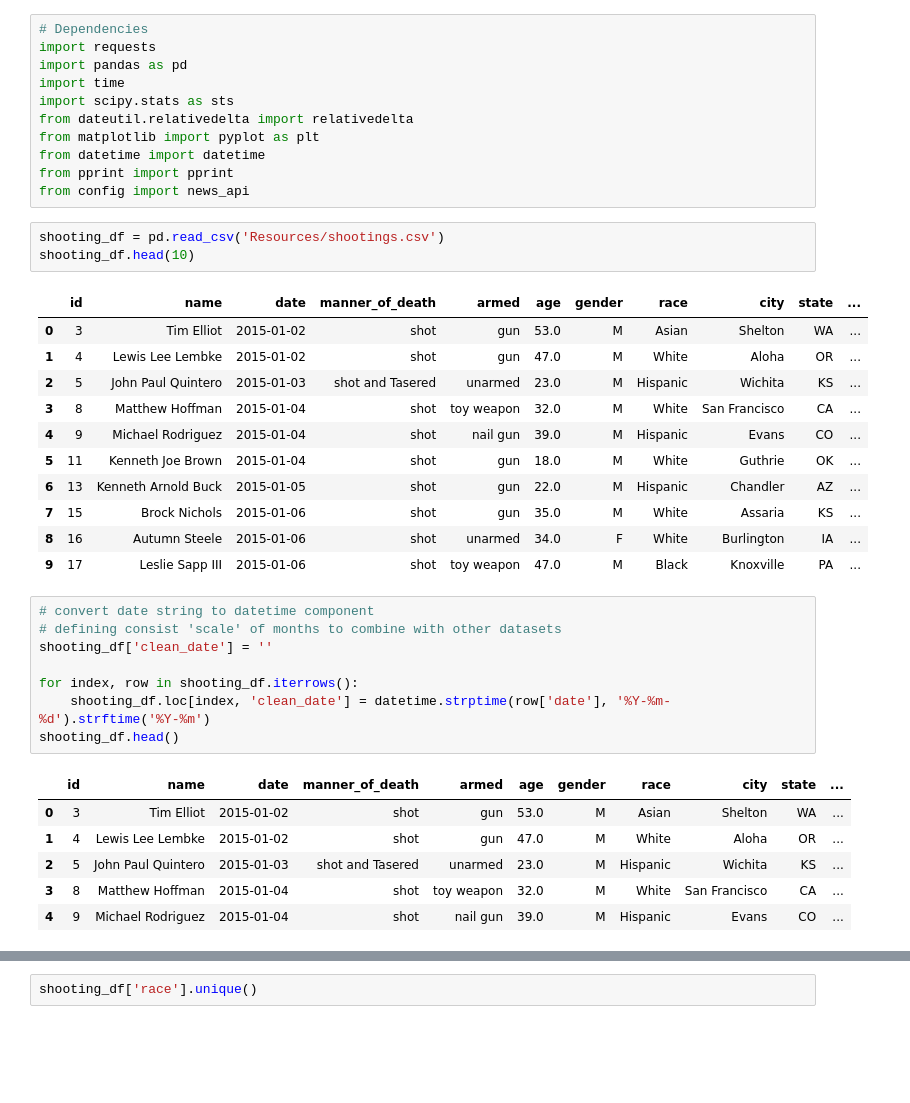
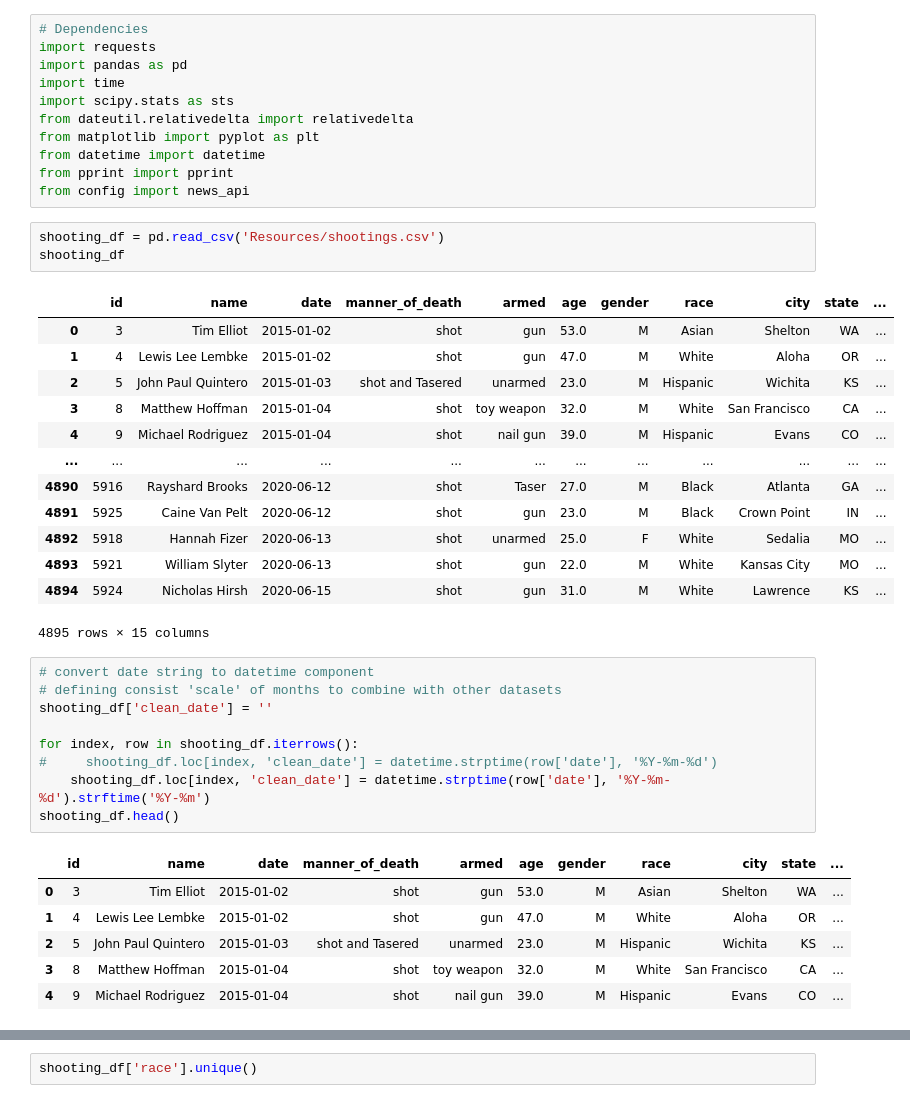
Before and after one commit to sasithwij/project1, a Jupyter notebook: news.ipynb, the cells around one changed output, grey strips where cells are left out. Cells and saved outputs as stored; diff of their text form; blank space fills up the shorter version.

```diff
--- a/news.ipynb
+++ b/news.ipynb
@@ -11,25 +11,28 @@ from pprint import pprint
 from config import news_api
 # %%
 shooting_df = pd.read_csv('Resources/shootings.csv')
-shooting_df.head(10)
+shooting_df
 # %% [output]
 |  | id | name | date | manner_of_death | armed | age | gender | race | city | state | ... |
 | 0 | 3 | Tim Elliot | 2015-01-02 | shot | gun | 53.0 | M | Asian | Shelton | WA | ... |
 | 1 | 4 | Lewis Lee Lembke | 2015-01-02 | shot | gun | 47.0 | M | White | Aloha | OR | ... |
 | 2 | 5 | John Paul Quintero | 2015-01-03 | shot and Tasered | unarmed | 23.0 | M | Hispanic | Wichita | KS | ... |
 | 3 | 8 | Matthew Hoffman | 2015-01-04 | shot | toy weapon | 32.0 | M | White | San Francisco | CA | ... |
 | 4 | 9 | Michael Rodriguez | 2015-01-04 | shot | nail gun | 39.0 | M | Hispanic | Evans | CO | ... |
-| 5 | 11 | Kenneth Joe Brown | 2015-01-04 | shot | gun | 18.0 | M | White | Guthrie | OK | ... |
-| 6 | 13 | Kenneth Arnold Buck | 2015-01-05 | shot | gun | 22.0 | M | Hispanic | Chandler | AZ | ... |
-| 7 | 15 | Brock Nichols | 2015-01-06 | shot | gun | 35.0 | M | White | Assaria | KS | ... |
-| 8 | 16 | Autumn Steele | 2015-01-06 | shot | unarmed | 34.0 | F | White | Burlington | IA | ... |
-| 9 | 17 | Leslie Sapp III | 2015-01-06 | shot | toy weapon | 47.0 | M | Black | Knoxville | PA | ... |
+| ... | ... | ... | ... | ... | ... | ... | ... | ... | ... | ... | ... |
+| 4890 | 5916 | Rayshard Brooks | 2020-06-12 | shot | Taser | 27.0 | M | Black | Atlanta | GA | ... |
+| 4891 | 5925 | Caine Van Pelt | 2020-06-12 | shot | gun | 23.0 | M | Black | Crown Point | IN | ... |
+| 4892 | 5918 | Hannah Fizer | 2020-06-13 | shot | unarmed | 25.0 | F | White | Sedalia | MO | ... |
+| 4893 | 5921 | William Slyter | 2020-06-13 | shot | gun | 22.0 | M | White | Kansas City | MO | ... |
+| 4894 | 5924 | Nicholas Hirsh | 2020-06-15 | shot | gun | 31.0 | M | White | Lawrence | KS | ... |
+4895 rows × 15 columns
 # %%
 # convert date string to datetime component
 # defining consist 'scale' of months to combine with other datasets
 shooting_df['clean_date'] = ''
 
 for index, row in shooting_df.iterrows():
+#     shooting_df.loc[index, 'clean_date'] = datetime.strptime(row['date'], '%Y-%m-%d')
     shooting_df.loc[index, 'clean_date'] = datetime.strptime(row['date'], '%Y-%m-%d').strftime('%Y-%m')
 shooting_df.head()
 # %% [output]
```
Also changed, not shown: parts of 21 cells of this notebook, 2 other files.
